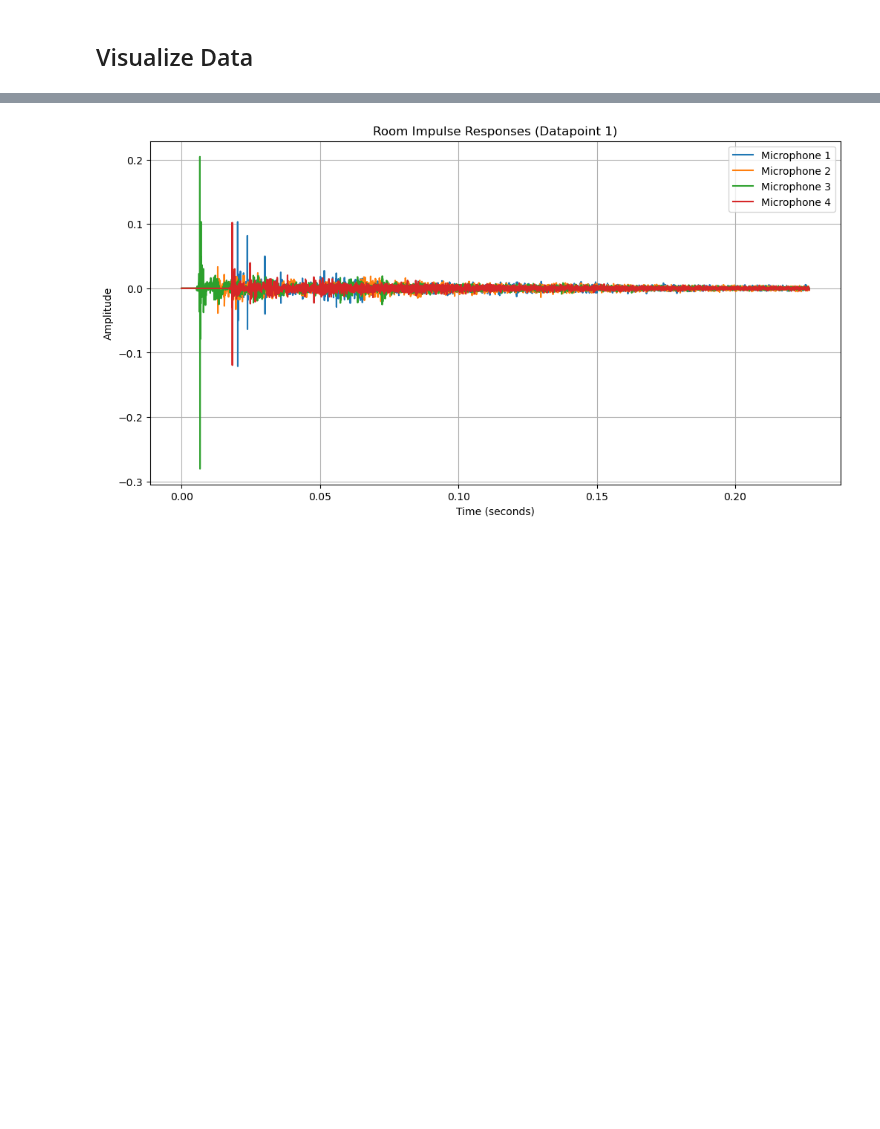
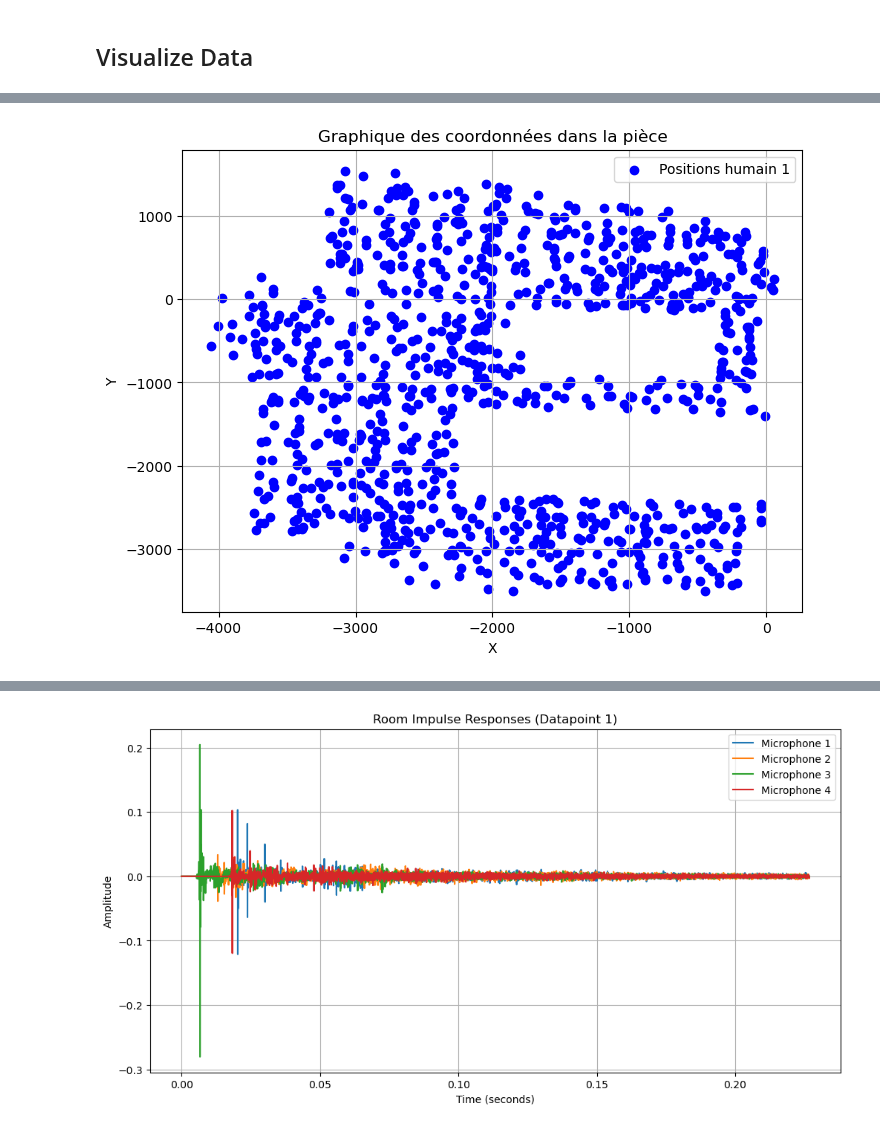
Before and after one commit to christopherT02/Acoustic-Hackathon, a Jupyter notebook: src/data.ipynb, the cells around one changed output, grey strips where cells are left out. Saved outputs shown, nothing was run; the diff lists cells and outputs as text; code cells hidden in the pictures; blank space fills up the shorter version.

Commit message:
Ajout du préprocessing sur les coordonnées

```diff
--- a/src/data.ipynb
+++ b/src/data.ipynb
@@ -52,3 +63,3 @@ Centroids Shape:  (1000, 2)
 # %%
-df_centroid = pd.DataFrame(centroids, columns=['x', 'y '])
-df_centroid
+#Creation et analyse préliminaire des coordonnées
+df_centroid_humain1 = pd.DataFrame(centroids, columns=['x', 'y'])
@@ -70,0 +100,15 @@ df_centroid
+# %%
+#HUMAIN 1
+if 'y' in df_centroid_humain1.columns:
+    plt.figure(figsize=(8, 6))
+    plt.scatter(df_centroid_humain1['x'], df_centroid_humain1['y'], color='blue', label='Positions humain 1')
+    plt.xlabel('X')
+    plt.ylabel('Y')
+    plt.title('Graphique des coordonnées dans la pièce')
+    plt.legend()
+    plt.grid(True)
+    plt.show()
+else:
+    print("La colonne 'y' n'existe pas dans le DataFrame.")
+# %% [output]
+[figure, added]
```
Also changed, not shown: parts of 14 cells of this notebook.
